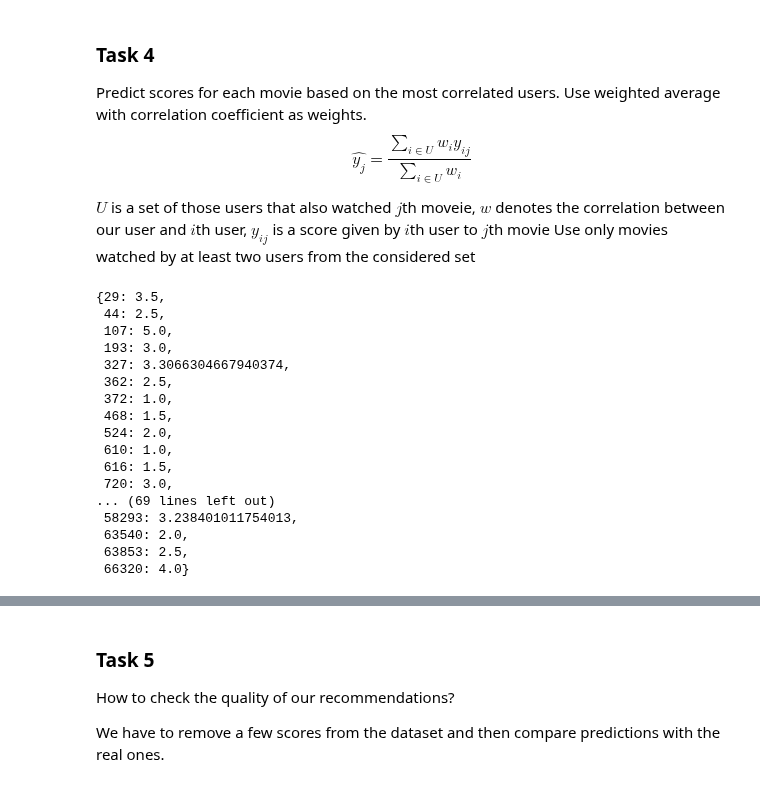
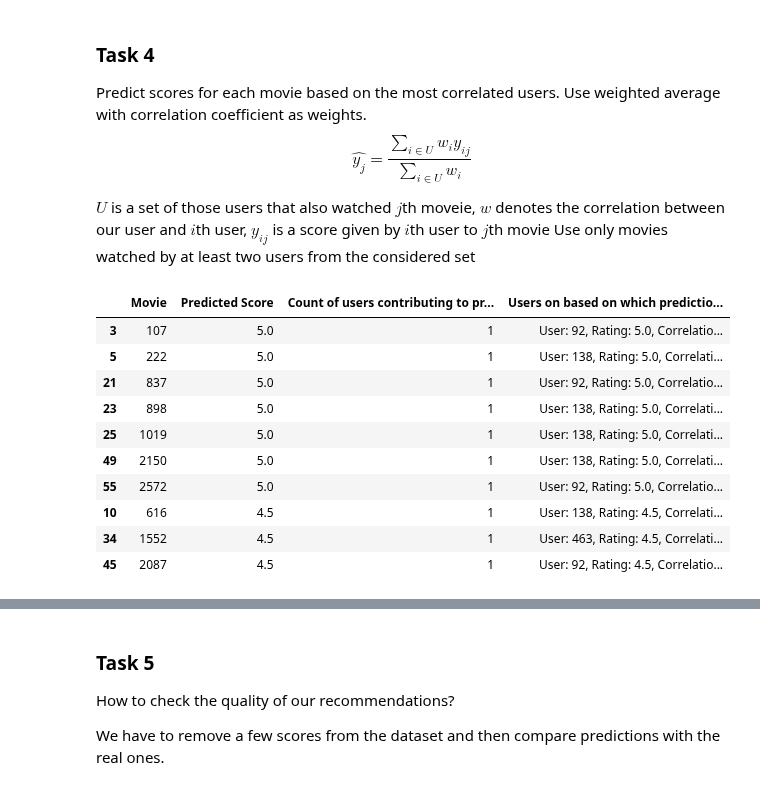
Before and after one commit to mmartyna123/InformationRetrieval, a Jupyter notebook: Lab5/Lab-IR5.ipynb, the cells around one changed output, grey strips where cells are left out. Cells and saved outputs as stored; diff of their text form; code cells hidden in the pictures.

```diff
--- a/Lab5/Lab-IR5.ipynb
+++ b/Lab5/Lab-IR5.ipynb
@@ -207,45 +213,53 @@ $$\hat{y_j} = \frac{\sum_{i \in U} w_iy_{ij}}{\sum_{i \in U} w_i}$$
 $U$ is a set of those users that also watched $j$th moveie, $w$ denotes the correlation between our user and $i$th user, $y_{ij}$ is a score given by $i$th user to $j$th movie
 Use only movies watched by at least two users from the considered set
 # %%
-def predictScores(user, moviesdf = dfTask, commonMovies = 2, topUsers = 5):
+def predictScores(user, moviesdf = dfTask, commonMovies = 5, topUsers = 5, sortBy='Predicted Score'):
     userXCorrelations = CalculatetCorrelations(user, commonMovies)
     topNUsers = userXCorrelations[:topUsers]
 
-    predictedScores = {}
+    predictedScores = []
 
     for movie in moviesdf.index:
         if np.isnan(moviesdf.loc[movie, user]):
             predictedScore = 0
             sumCorr = 0
+            otherUserDetails = []
+            contibutingUsers = 0
 
             for otherUser, correlation in topNUsers:
                 otherUserRating = moviesdf.loc[movie, otherUser]
                 if not np.isnan(otherUserRating):
                     predictedScore += otherUserRating * correlation
                     sumCorr += correlation
+                    contibutingUsers += 1
+                    otherUserDetails.append(f"User: {otherUser}, Rating: {otherUserRating}, Correlation: {correlation:.2f}")
 
             if sumCorr != 0:
-                predictedScores[movie] = predictedScore / sumCorr
+                predictedScore /= sumCorr
+                otherUserDetailsStr = '<br>'.join(otherUserDetails)
+                predictedScores.append({'Movie': movie, 'Predicted Score': predictedScore, 'Count of users contributing to prediction': contibutingUsers, 'Users on based on which prediction was made details': otherUserDetailsStr})
 
-    return predictedScores
+    if sortBy == 'User':
+        predictedScoresdf = pd.DataFrame(predictedScores).sort_values(by=['Count of users contributing to prediction', 'Predicted Score'], ascending=[False, False])
+    else:
+        predictedScoresdf = pd.DataFrame(predictedScores).sort_values(by=['Predicted Score', 'Count of users contributing to prediction'], ascending=[False, False])
+
+
+
+    # predictedScoresdf = pd.DataFrame(predictedScores).sort_values(by='Predicted Score', ascending=False)
+    return predictedScoresdf
-# %%
-ratings = predictScores(610)
-ratings
-# %% [output]
-{29: 3.5,
- 44: 2.5,
- 107: 5.0,
- 193: 3.0,
- 327: 3.3066304667940374,
- 362: 2.5,
- 372: 1.0,
- 468: 1.5,
- 524: 2.0,
- 610: 1.0,
- 616: 1.5,
- 720: 3.0,
-... (69 lines left out)
- 58293: 3.238401011754013,
- 63540: 2.0,
- 63853: 2.5,
- 66320: 4.0}
+# %%
+predictedRatings610 = predictScores(610)
+display(HTML(predictedRatings610.head(10).to_html(escape=False)))
+# %% [output]
+|  | Movie | Predicted Score | Count of users contributing to pr... | Users on based on which predictio... |
+| 3 | 107 | 5.0 | 1 | User: 92, Rating: 5.0, Correlatio... |
+| 5 | 222 | 5.0 | 1 | User: 138, Rating: 5.0, Correlati... |
+| 21 | 837 | 5.0 | 1 | User: 92, Rating: 5.0, Correlatio... |
+| 23 | 898 | 5.0 | 1 | User: 138, Rating: 5.0, Correlati... |
+| 25 | 1019 | 5.0 | 1 | User: 138, Rating: 5.0, Correlati... |
+| 49 | 2150 | 5.0 | 1 | User: 138, Rating: 5.0, Correlati... |
+| 55 | 2572 | 5.0 | 1 | User: 92, Rating: 5.0, Correlatio... |
+| 10 | 616 | 4.5 | 1 | User: 138, Rating: 4.5, Correlati... |
+| 34 | 1552 | 4.5 | 1 | User: 463, Rating: 4.5, Correlati... |
+| 45 | 2087 | 4.5 | 1 | User: 92, Rating: 4.5, Correlatio... |
```
Also changed, not shown: parts of 14 cells of this notebook.
